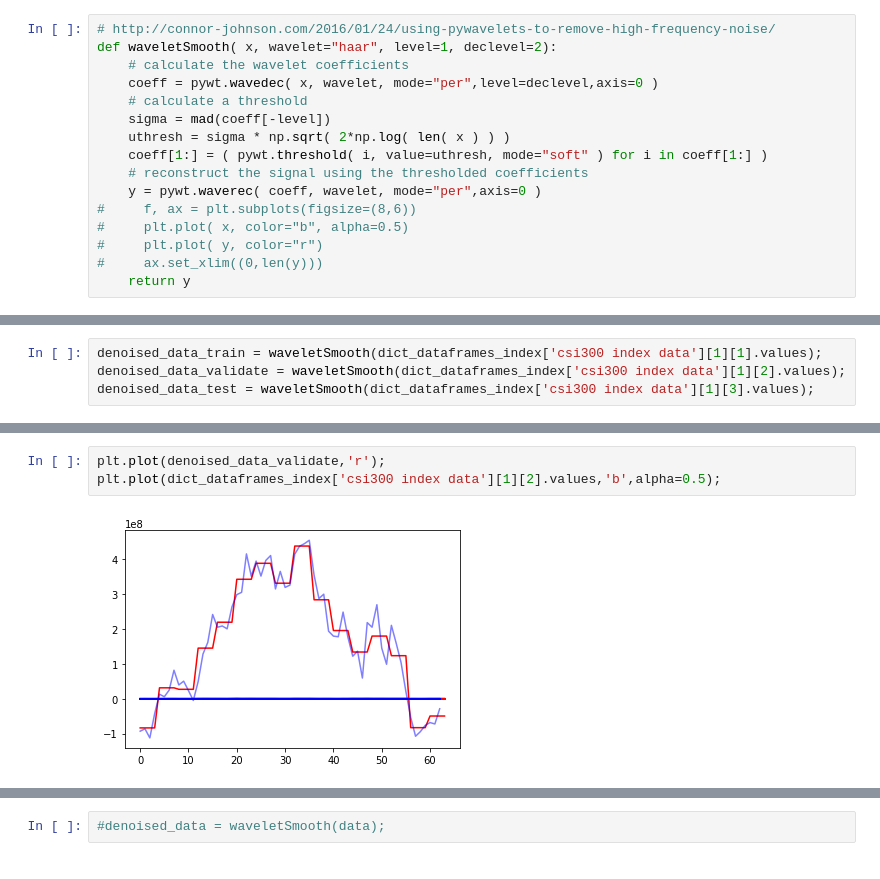
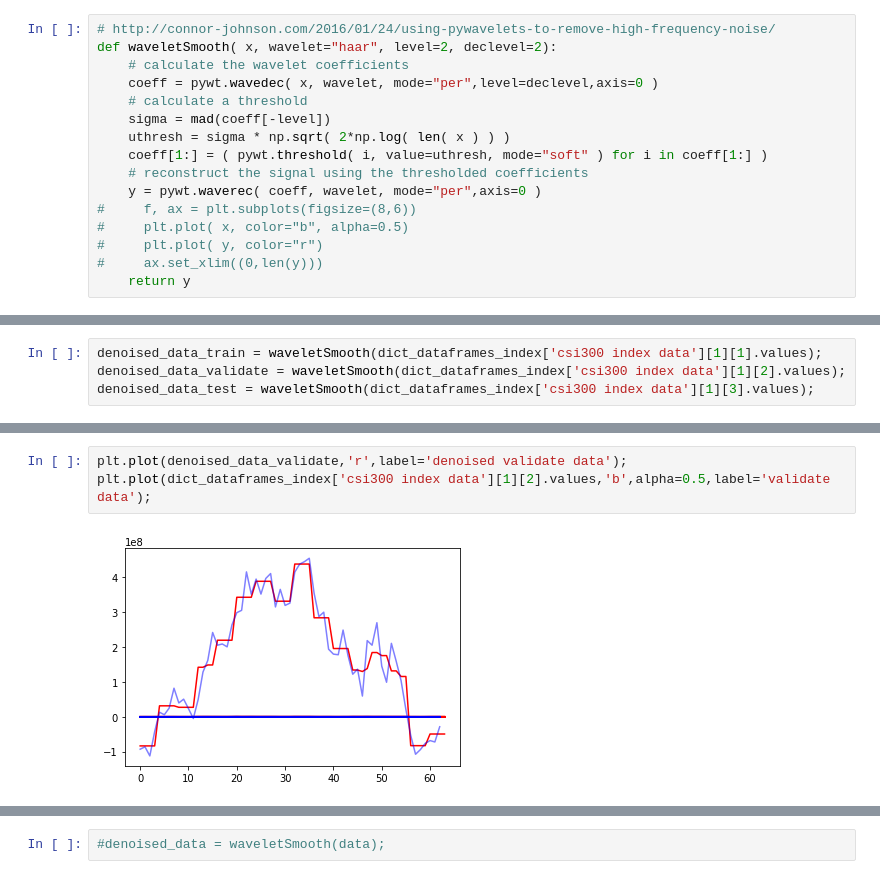
Before and after one commit to timothyyu/wsae-lstm, a Jupyter notebook: notebooks/2a_wavelet_tvt_split_exploration.ipynb, the cells around one changed output, grey strips where cells are left out. Drawn from its saved outputs; the diff is of its cells as text.

Commit message:
2b wavelet tvt exploration continued start

```diff
--- a/notebooks/2a_wavelet_tvt_split_exploration.ipynb
+++ b/notebooks/2a_wavelet_tvt_split_exploration.ipynb
@@ -127,7 +127,7 @@ data.head(1)
 | 2008-07-01 | 2799.2 | 2809.38 | 2690.18 | 2698.35 | 288515.85 | 72.34 | 2.5006 | -213.078565 | -128.949052 | 119.2 | ... |
 # %%
 # http://connor-johnson.com/2016/01/24/using-pywavelets-to-remove-high-frequency-noise/
-def waveletSmooth( x, wavelet="haar", level=1, declevel=2):
+def waveletSmooth( x, wavelet="haar", level=2, declevel=2):
     # calculate the wavelet coefficients
     coeff = pywt.wavedec( x, wavelet, mode="per",level=declevel,axis=0 )
     # calculate a threshold
@@ -185,8 +186,8 @@ plt.plot(dict_dataframes_index['csi300 index data'][1][1].values,'b',alpha=0.5);
 # %% [output]
 [figure]
 # %%
-plt.plot(denoised_data_validate,'r');
-plt.plot(dict_dataframes_index['csi300 index data'][1][2].values,'b',alpha=0.5);
+plt.plot(denoised_data_validate,'r',label='denoised validate data');
+plt.plot(dict_dataframes_index['csi300 index data'][1][2].values,'b',alpha=0.5,label='validate data');
 # %% [output]
-[figure, old version]
+[figure, new version]
 # %%
```
Also changed, not shown: parts of 4 cells of this notebook, 1 other file.
